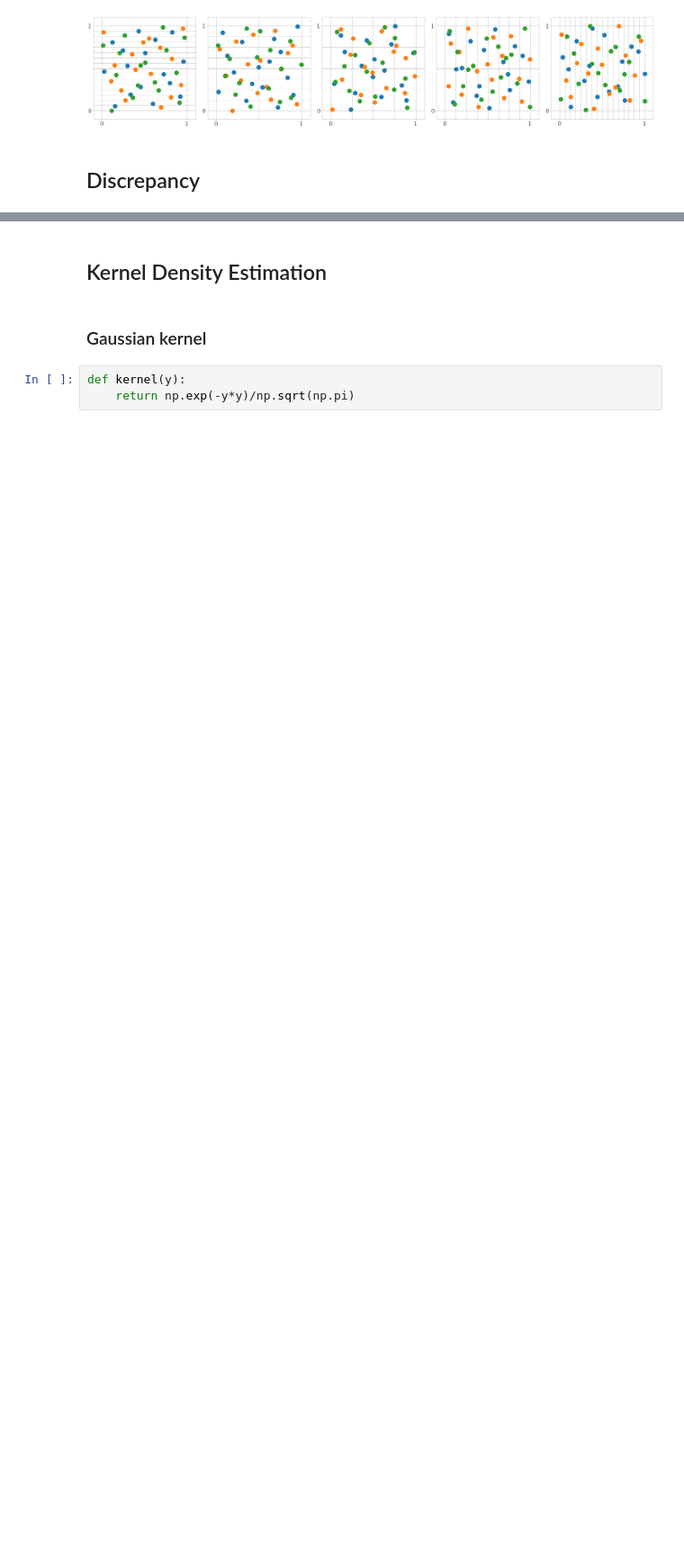
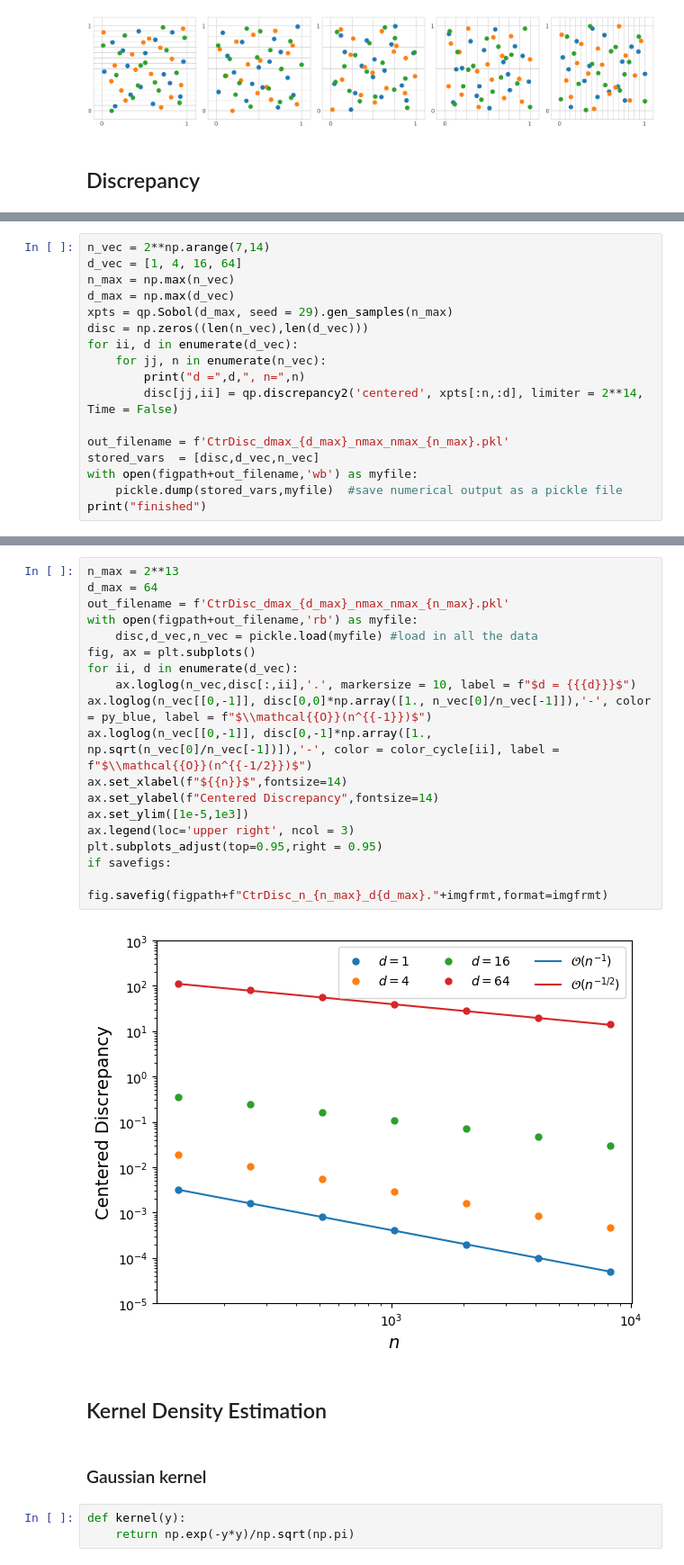
Before and after one commit to QMCSoftware/QMCSoftware, a Jupyter notebook: demos/talk_paper_demos/MCQMC2024Tutorial/MCQMC2024Tutorial.ipynb, the cells around one changed output, grey strips where cells are left out. Shown at 90% size. Cells and saved outputs as stored; diff of their text form; blank space fills up the shorter version.

```diff
--- a/demos/talk_paper_demos/MCQMC2024Tutorial/MCQMC2024Tutorial.ipynb
+++ b/demos/talk_paper_demos/MCQMC2024Tutorial/MCQMC2024Tutorial.ipynb
@@ -364,0 +367,17 @@ if savefigs:
+# %%
+n_vec = 2**np.arange(7,14)
+d_vec = [1, 4, 16, 64]
+n_max = np.max(n_vec)
+d_max = np.max(d_vec)
+xpts = qp.Sobol(d_max, seed = 29).gen_samples(n_max)
+disc = np.zeros((len(n_vec),len(d_vec)))
+for ii, d in enumerate(d_vec):
+    for jj, n in enumerate(n_vec):
+        print("d =",d,", n=",n)
+        disc[jj,ii] = qp.discrepancy2('centered', xpts[:n,:d], limiter = 2**14, Time = False)
+
+out_filename = f'CtrDisc_dmax_{d_max}_nmax_nmax_{n_max}.pkl'
+stored_vars  = [disc,d_vec,n_vec]
+with open(figpath+out_filename,'wb') as myfile:
+    pickle.dump(stored_vars,myfile)  #save numerical output as a pickle file
+print("finished")
@@ -365,3 +404,23 @@ if savefigs:
+# %%
+n_max = 2**13
+d_max = 64
+out_filename = f'CtrDisc_dmax_{d_max}_nmax_nmax_{n_max}.pkl'
+with open(figpath+out_filename,'rb') as myfile:
+    disc,d_vec,n_vec = pickle.load(myfile) #load in all the data
+fig, ax = plt.subplots()
+for ii, d in enumerate(d_vec):
+    ax.loglog(n_vec,disc[:,ii],'.', markersize = 10, label = f"$d = {{{d}}}$")
+ax.loglog(n_vec[[0,-1]], disc[0,0]*np.array([1., n_vec[0]/n_vec[-1]]),'-', color = py_blue, label = f"$\\mathcal{{O}}(n^{{-1}})$")
+ax.loglog(n_vec[[0,-1]], disc[0,-1]*np.array([1., np.sqrt(n_vec[0]/n_vec[-1])]),'-', color = color_cycle[ii], label = f"$\\mathcal{{O}}(n^{{-1/2}})$")
+ax.set_xlabel(f"${{n}}$",fontsize=14)
+ax.set_ylabel(f"Centered Discrepancy",fontsize=14)
+ax.set_ylim([1e-5,1e3])
+ax.legend(loc='upper right', ncol = 3)
+plt.subplots_adjust(top=0.95,right = 0.95)
+if savefigs:
+        fig.savefig(figpath+f"CtrDisc_n_{n_max}_d{d_max}."+imgfrmt,format=imgfrmt)
+# %% [output]
+[figure, added]
 # %% [markdown]
 ## Kernel Density Estimation
 # %% [markdown]
```
Also changed, not shown: parts of 5 cells of this notebook.
